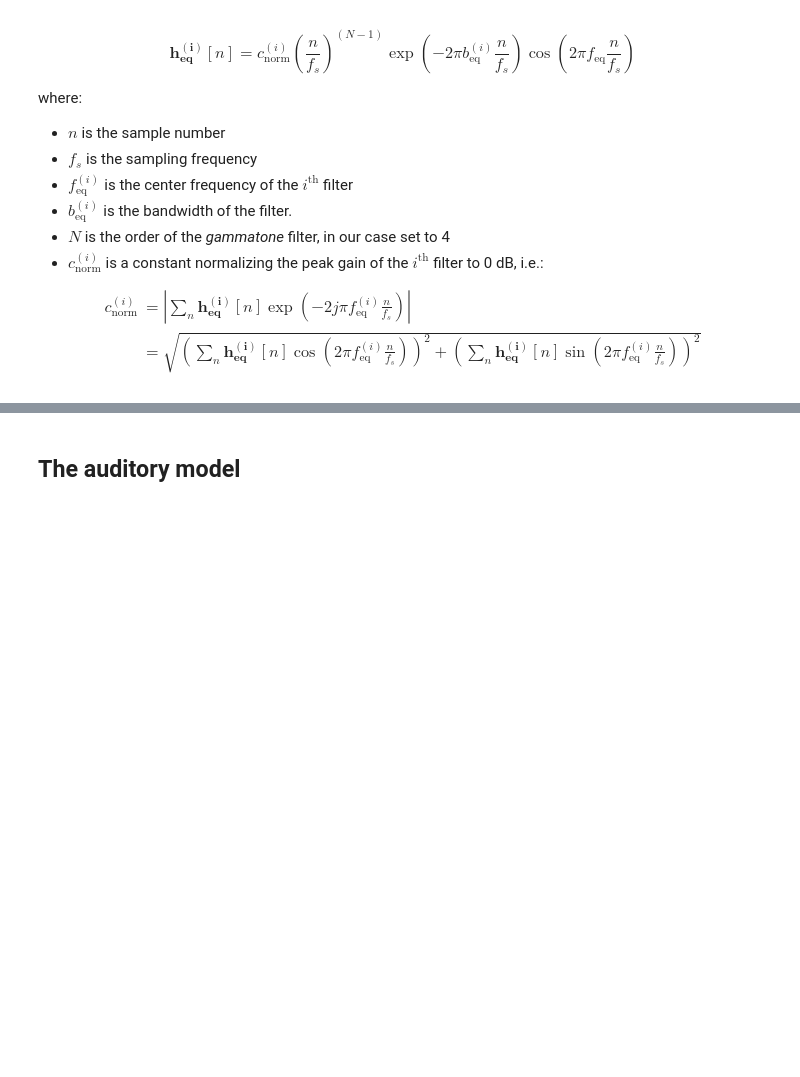
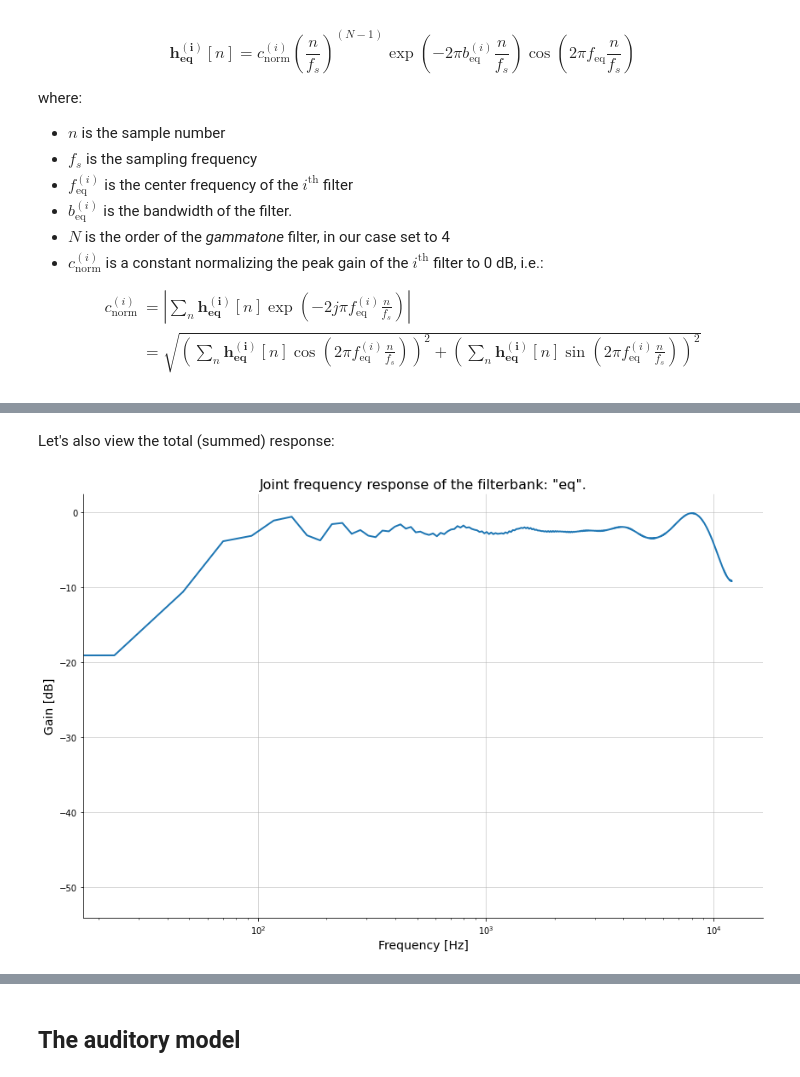
Before and after one commit to wrubino/deep-learning-2021-final-project, a Jupyter notebook: main.ipynb, the cells around one changed output, grey strips where cells are left out. Cells and saved outputs as stored; diff of their text form; code cells hidden in the pictures; blank space fills up the shorter version.

```diff
--- a/main.ipynb
+++ b/main.ipynb
@@ -244 +276,7 @@ $$
+# %% [markdown]
+Let's also view the total (summed) response:
+# %%
+dhasp.show_filterbank_joint_response('eq')
+# %% [output]
+[figure, added]
 # %% [markdown]
```
Also changed, not shown: parts of 13 cells of this notebook.
